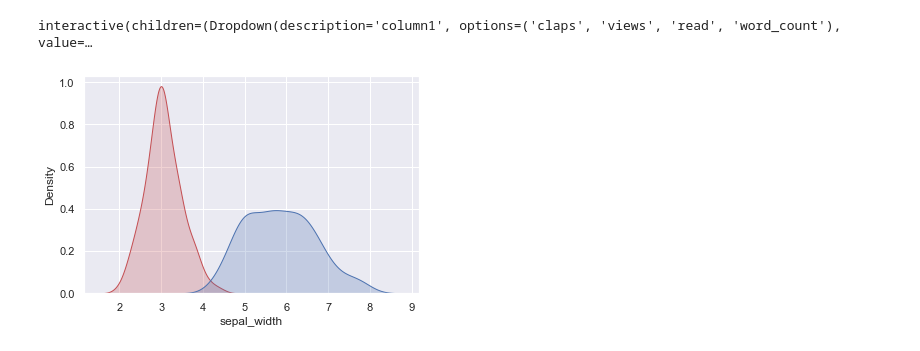
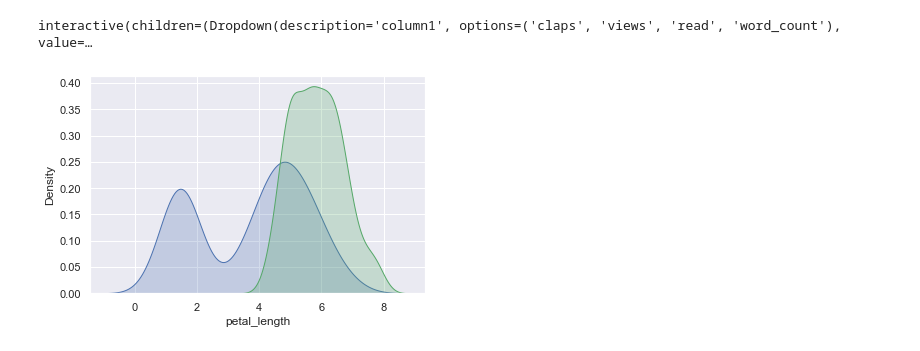
Before and after one commit to Archana-blog/notebooks, a Jupyter notebook: ipywidgets.ipynb, the cells around one changed output. Drawn from its saved outputs; the diff is of its cells as text; code cells hidden in the pictures.

```diff
--- a/ipywidgets.ipynb
+++ b/ipywidgets.ipynb
@@ -293,14 +293,15 @@ interactive(children=(Dropdown(description='column1', options=('claps', 'views',
 # %%
 # libraries & dataset
 import seaborn as sns
 import matplotlib.pyplot as plt
 # set a grey background (use sns.set_theme() if seaborn version 0.11.0 or above)
 sns.set(style="darkgrid")
 df = sns.load_dataset('iris')
 
 # plotting both distibutions on the same figure
-fig = sns.kdeplot(df['sepal_width'], shade=True, color="r")
-fig = sns.kdeplot(df['sepal_length'], shade=True, color="b")
+fig = sns.kdeplot(df['petal_length'], shade=True, color="b")
+fig = sns.kdeplot(df['sepal_length'], shade=True, color="g")
+
 plt.show()
 # %% [output]
-[figure, old version]
+[figure, new version]
```
Also changed, not shown: parts of 1 cell of this notebook.
